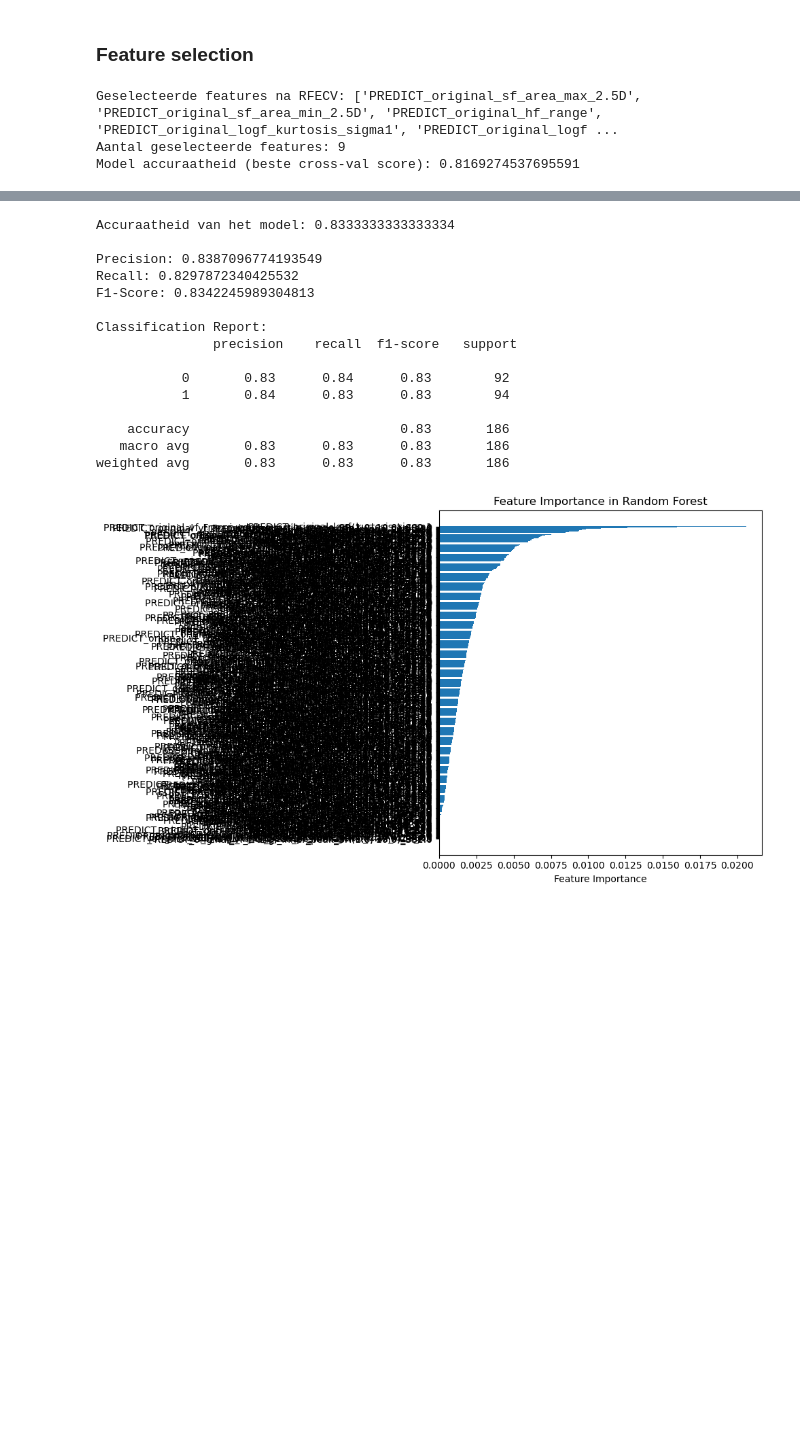
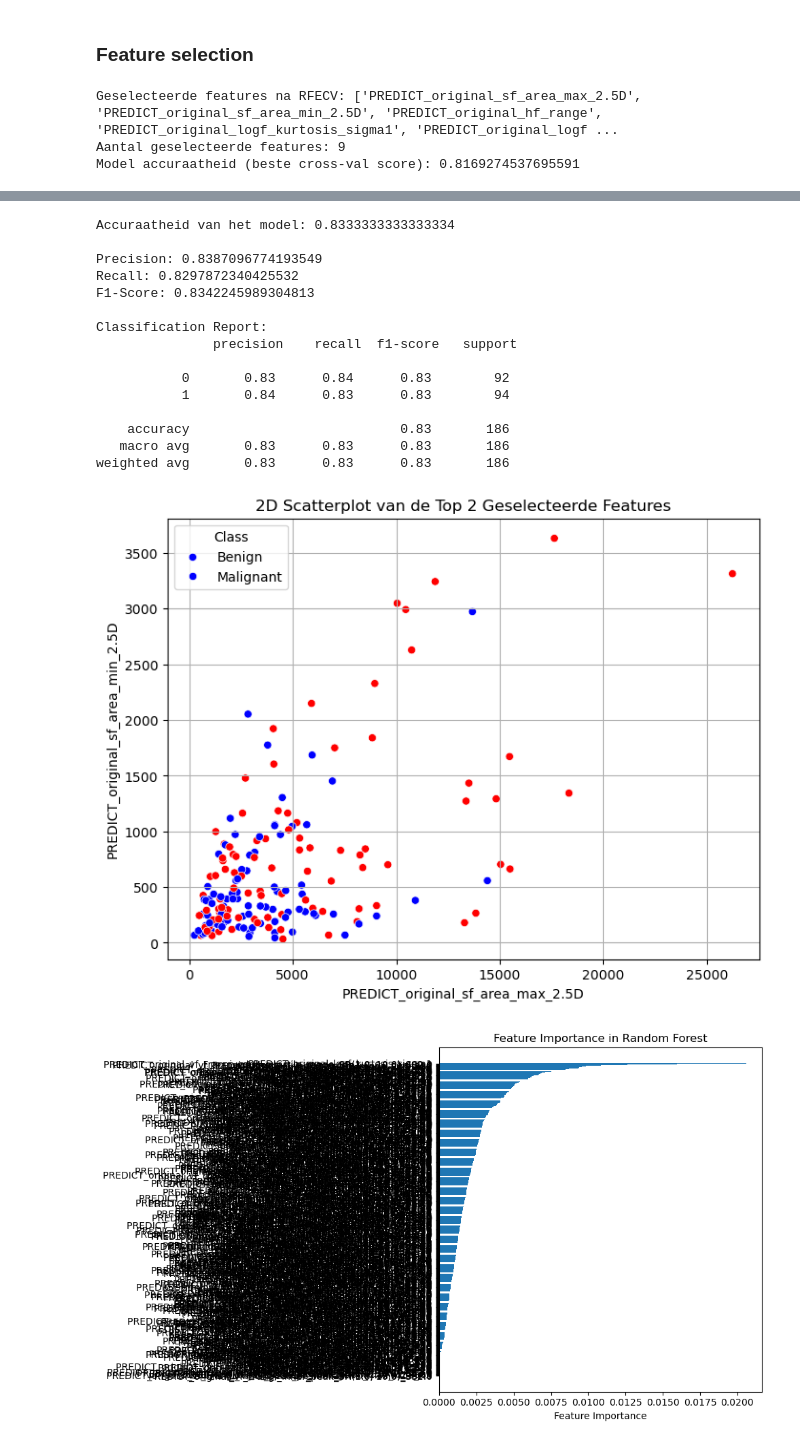
Before and after one commit to TaraVijgeboom/TM10007_Group10_Liver, a Jupyter notebook: assignment.ipynb, the cells around one changed output, grey strips where cells are left out. Cells and saved outputs as stored; diff of their text form; code cells hidden in the pictures; blank space fills up the shorter version.

```diff
--- a/assignment.ipynb
+++ b/assignment.ipynb
@@ -289,33 +289,60 @@ y_pred = pipeline.predict(X_selected)
 
 # Print de verschillende evaluatiestatistieken
 print("Accuraatheid van het model:", accuracy_score(y_encoded, y_pred))
 print("\nPrecision:", precision_score(y_encoded, y_pred))
 print("Recall:", recall_score(y_encoded, y_pred))
 print("F1-Score:", f1_score(y_encoded, y_pred))
 
 # Daarnaast kun je ook de classification report afdrukken voor meer details
 print("\nClassification Report:\n", classification_report(y_encoded, y_pred))
+
+
+
+'''top 2 features tegen elkaar plotten'''
+
+
+import matplotlib.pyplot as plt
+import seaborn as sns
+
+# 1. Selecteer de top 2 features (bijvoorbeeld de eerste twee)
+X_top2 = X[['PREDICT_original_sf_area_max_2.5D', 'PREDICT_original_sf_area_min_2.5D']]
+
+# 2. Voeg de labels (y) toe voor kleur
+y_encoded = label_encoder.fit_transform(y)  # Zorg ervoor dat de labels numeriek zijn
+
+# 3. Plot de data
+plt.figure(figsize=(8, 6))
+sns.scatterplot(x=X_top2.iloc[:, 0], y=X_top2.iloc[:, 1], hue=y_encoded, palette=["blue", "red"])
+
+# Voeg labels toe aan de plot
+plt.title("2D Scatterplot van de Top 2 Geselecteerde Features")
+plt.xlabel('PREDICT_original_sf_area_max_2.5D')
+plt.ylabel('PREDICT_original_sf_area_min_2.5D')
+plt.legend(title="Class", labels=["Benign", "Malignant"])
+plt.grid(True)
+plt.show()
 # %% [output]
 Geselecteerde features na RFECV: ['PREDICT_original_sf_area_max_2.5D', 'PREDICT_original_sf_area_min_2.5D', 'PREDICT_original_hf_range', 'PREDICT_original_logf_kurtosis_sigma1', 'PREDICT_original_logf ...
 Aantal geselecteerde features: 9
 Model accuraatheid (beste cross-val score): 0.8169274537695591
 [figure]
 [figure]
 Accuraatheid van het model: 0.8333333333333334
 
 Precision: 0.8387096774193549
 Recall: 0.8297872340425532
 F1-Score: 0.8342245989304813
 
 Classification Report:
                precision    recall  f1-score   support
 
            0       0.83      0.84      0.83        92
            1       0.84      0.83      0.83        94
 
     accuracy                           0.83       186
    macro avg       0.83      0.83      0.83       186
 weighted avg       0.83      0.83      0.83       186
+[figure, added]
 # %%
 from sklearn.ensemble import RandomForestClassifier
 from sklearn.model_selection import StratifiedKFold
```
